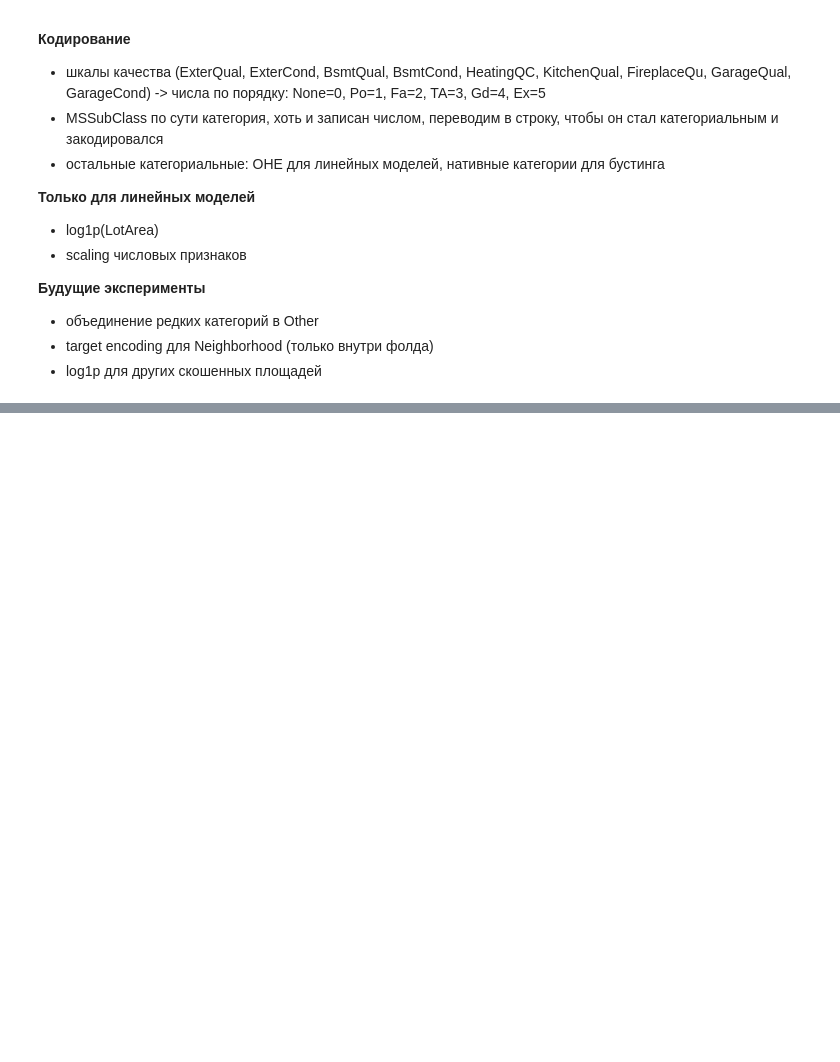
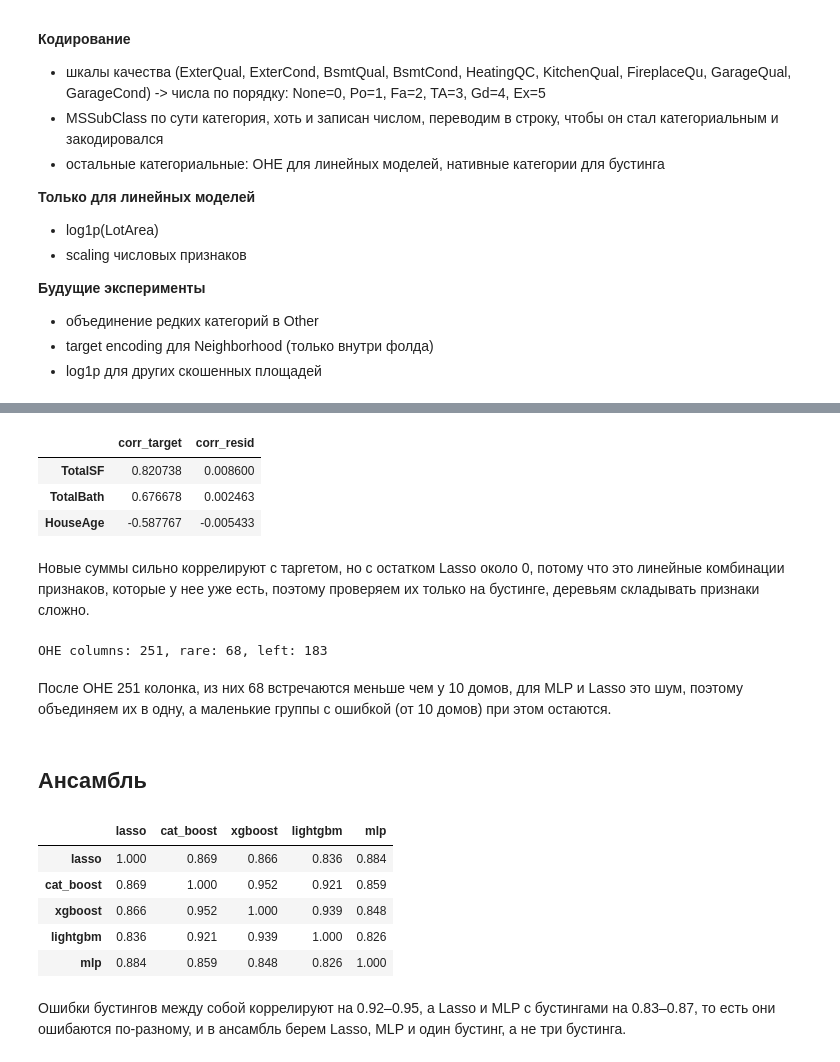
Before and after one commit to 2Gpb/HousePricingPipeline, a Jupyter notebook: notebooks/draft.ipynb, the cells around one changed output, grey strips where cells are left out. Saved outputs shown, nothing was run; the diff lists cells and outputs as text; code cells hidden in the pictures; blank space fills up the shorter version.

```diff
--- a/notebooks/draft.ipynb
+++ b/notebooks/draft.ipynb
@@ -508,0 +701,43 @@ dtype: float64
+# %%
+data["TotalSF"] = data["TotalBsmtSF"] + data["GrLivArea"]
+data["TotalBath"] = data["FullBath"] + 0.5 * data["HalfBath"] + data["BsmtFullBath"] + 0.5 * data["BsmtHalfBath"]
+data["HouseAge"] = data["YrSold"] - data["YearBuilt"]
+
+new = ["TotalSF", "TotalBath", "HouseAge"]
+pd.DataFrame({
+    "corr_target": data[new].corrwith(data["LogPrice"]),
+    "corr_resid": data[new].corrwith(data["resid"]),
+})
+# %% [output]
+|  | corr_target | corr_resid |
+| TotalSF | 0.820738 | 0.008600 |
+| TotalBath | 0.676678 | 0.002463 |
+| HouseAge | -0.587767 | -0.005433 |
+# %% [markdown]
+Новые суммы сильно коррелируют с таргетом, но с остатком Lasso около 0, потому что это линейные комбинации признаков, которые у нее уже есть, поэтому проверяем их только на бустинге, деревьям складывать признаки сложно.
+# %%
+dummies = pd.get_dummies(data[cat_cols])
+rare = dummies.sum() < 10
+
+print(f"OHE columns: {dummies.shape[1]}, rare: {rare.sum()}, left: {dummies.shape[1] - rare.sum()}")
+# %% [output]
+OHE columns: 251, rare: 68, left: 183
+# %% [markdown]
+После OHE 251 колонка, из них 68 встречаются меньше чем у 10 домов, для MLP и Lasso это шум, поэтому объединяем их в одну, а маленькие группы с ошибкой (от 10 домов) при этом остаются.
+# %% [markdown]
+## Ансамбль
+# %%
+models = ["lasso", "cat_boost", "xgboost", "lightgbm", "mlp"]
+oof = pd.DataFrame({model: np.load(f"../experiments/{model}_full_prep/oof.npy") for model in models})
+resid = oof.rsub(data["LogPrice"], axis=0)
+
+resid.corr().round(3)
+# %% [output]
+|  | lasso | cat_boost | xgboost | lightgbm | mlp |
+| lasso | 1.000 | 0.869 | 0.866 | 0.836 | 0.884 |
+| cat_boost | 0.869 | 1.000 | 0.952 | 0.921 | 0.859 |
+| xgboost | 0.866 | 0.952 | 1.000 | 0.939 | 0.848 |
+| lightgbm | 0.836 | 0.921 | 0.939 | 1.000 | 0.826 |
+| mlp | 0.884 | 0.859 | 0.848 | 0.826 | 1.000 |
+# %% [markdown]
+Ошибки бустингов между собой коррелируют на 0.92–0.95, а Lasso и MLP с бустингами на 0.83–0.87, то есть они ошибаются по-разному, и в ансамбль берем Lasso, MLP и один бустинг, а не три бустинга.
```
Also changed, not shown: parts of 24 cells of this notebook, 2 other files.
